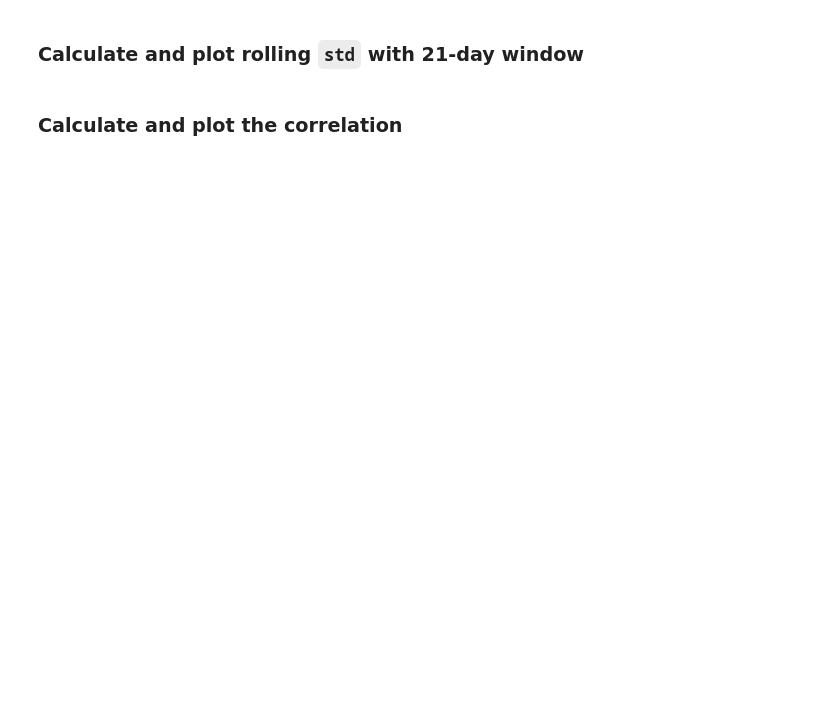
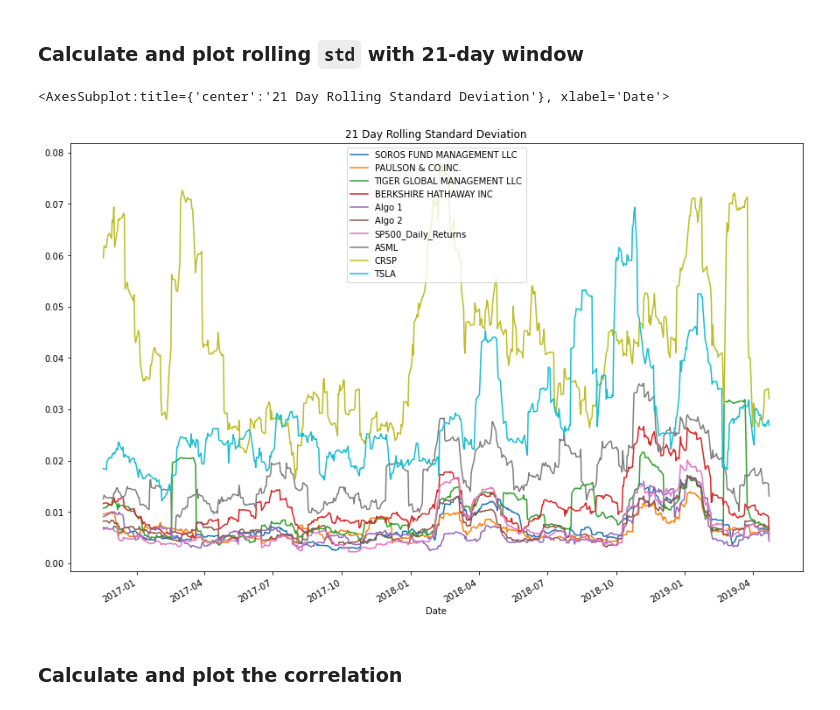
Before and after one commit to majikthise911/Homework_3_Pandas, a Jupyter notebook: Starter_Code/whale_analysis.ipynb, the cells around one changed output. Drawn from its saved outputs; the diff is of its cells as text; code cells hidden in the pictures; blank space fills up the shorter version.

```diff
--- a/Starter_Code/whale_analysis.ipynb
+++ b/Starter_Code/whale_analysis.ipynb
@@ -596,2 +643,9 @@ new_portfolio.head()
+# %%
+# Calculate rolling standard deviation
+# Plot rolling standard deviation
+new_portfolio.rolling(window=21).std().plot(figsize=(15,10), title='21 Day Rolling Standard Deviation') #initiate new_portfolio, then rolling window of size 21 days, then calculate standard deviation and plot it with a figure of size 15x10 and a title of '21 Day Rolling Standard Deviation'
+# %% [output]
+<AxesSubplot:title={'center':'21 Day Rolling Standard Deviation'}, xlabel='Date'>
+[figure, added]
 # %% [markdown]
 ### Calculate and plot the correlation
```
Also changed, not shown: parts of 49 cells of this notebook, 9 other files.
